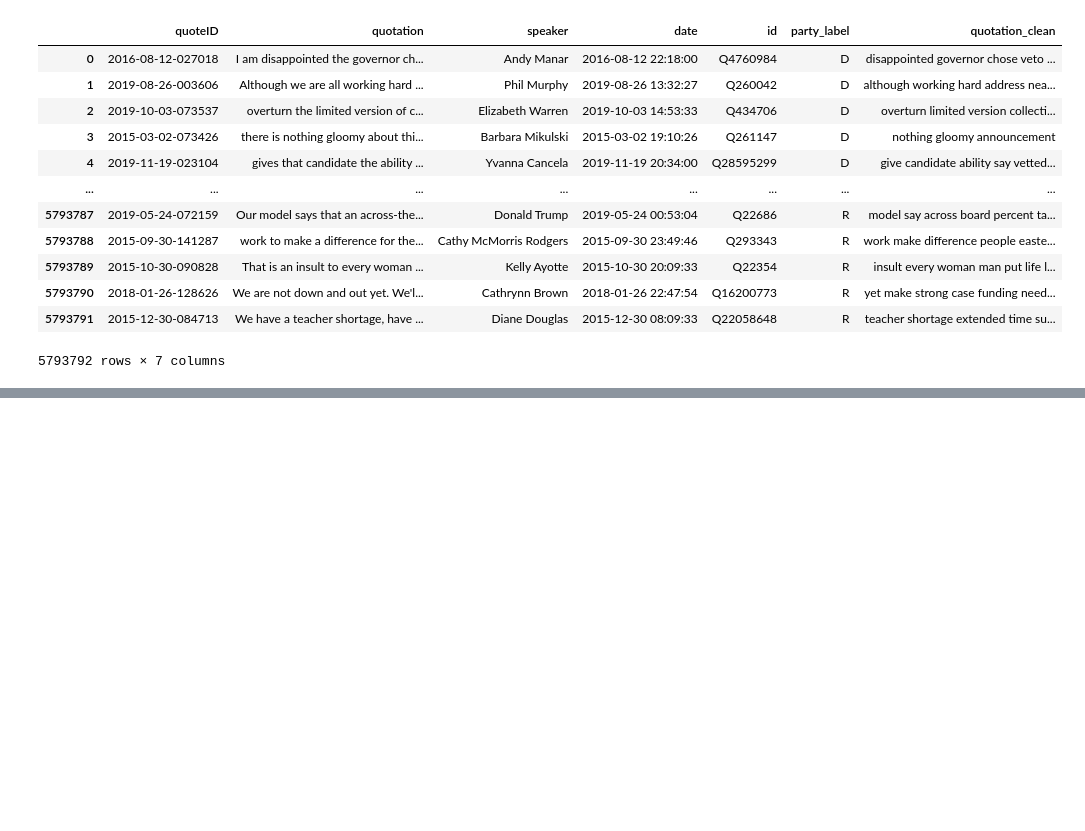
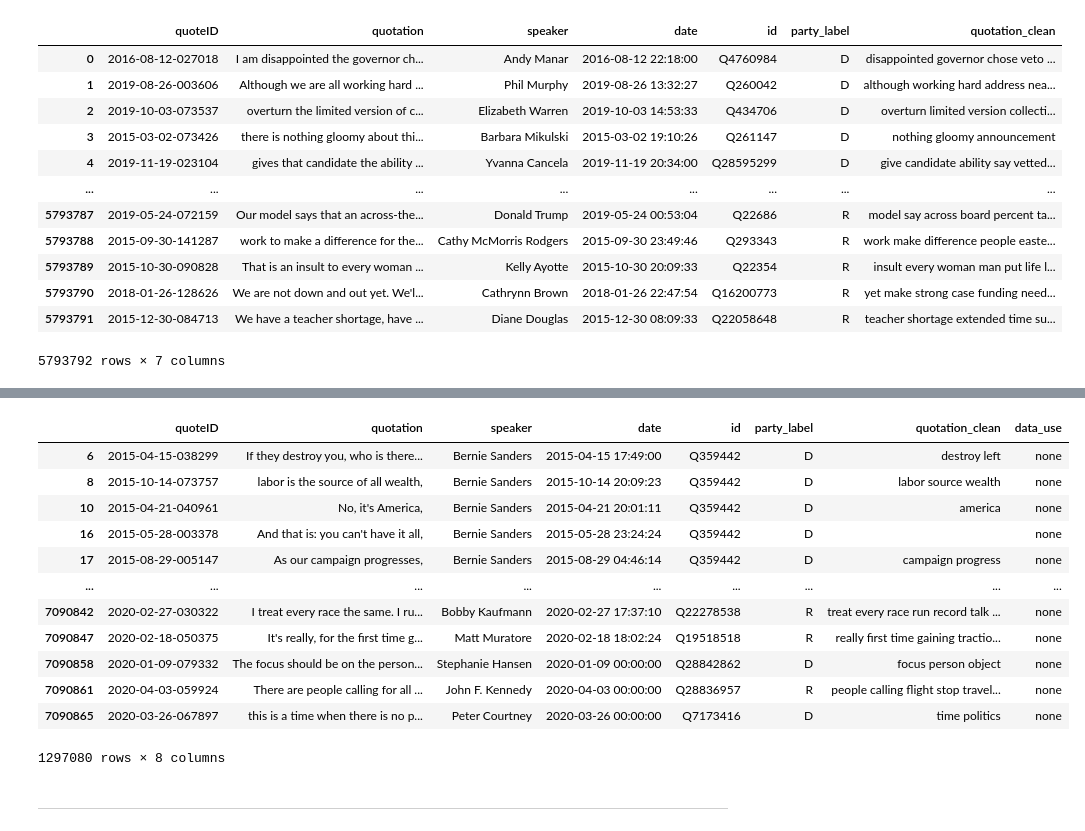
Before and after one commit to epfl-ada/ada-2021-project-mmng, a Jupyter notebook: part3_2-model_training.ipynb, the cells around one changed output, grey strips where cells are left out. Cells and saved outputs as stored; diff of their text form; code cells hidden in the pictures; blank space fills up the shorter version.

```diff
--- a/part3_2-model_training.ipynb
+++ b/part3_2-model_training.ipynb
@@ -267,0 +280,18 @@ df
+# %%
+df_temp.loc[df_temp[df_temp.data_use.isna()].index, 'data_use'] = 'none'
+# %%
+df_temp[df_temp.data_use == 'none']
+# %% [output]
+|  | quoteID | quotation | speaker | date | id | party_label | quotation_clean | data_use |
+| 6 | 2015-04-15-038299 | If they destroy you, who is there... | Bernie Sanders | 2015-04-15 17:49:00 | Q359442 | D | destroy left | none |
+| 8 | 2015-10-14-073757 | labor is the source of all wealth, | Bernie Sanders | 2015-10-14 20:09:23 | Q359442 | D | labor source wealth | none |
+| 10 | 2015-04-21-040961 | No, it's America, | Bernie Sanders | 2015-04-21 20:01:11 | Q359442 | D | america | none |
+| 16 | 2015-05-28-003378 | And that is: you can't have it all, | Bernie Sanders | 2015-05-28 23:24:24 | Q359442 | D |  | none |
+| 17 | 2015-08-29-005147 | As our campaign progresses, | Bernie Sanders | 2015-08-29 04:46:14 | Q359442 | D | campaign progress | none |
+| ... | ... | ... | ... | ... | ... | ... | ... | ... |
+| 7090842 | 2020-02-27-030322 | I treat every race the same. I ru... | Bobby Kaufmann | 2020-02-27 17:37:10 | Q22278538 | R | treat every race run record talk ... | none |
+| 7090847 | 2020-02-18-050375 | It's really, for the first time g... | Matt Muratore | 2020-02-18 18:02:24 | Q19518518 | R | really first time gaining tractio... | none |
+| 7090858 | 2020-01-09-079332 | The focus should be on the person... | Stephanie Hansen | 2020-01-09 00:00:00 | Q28842862 | D | focus person object | none |
+| 7090861 | 2020-04-03-059924 | There are people calling for all ... | John F. Kennedy | 2020-04-03 00:00:00 | Q28836957 | R | people calling flight stop travel... | none |
+| 7090865 | 2020-03-26-067897 | this is a time when there is no p... | Peter Courtney | 2020-03-26 00:00:00 | Q7173416 | D | time politics | none |
+1297080 rows × 8 columns
@@ -268 +300,3 @@ df
+# %% [markdown]
+---
 # %%
```
Also changed, not shown: parts of 30 cells of this notebook, 1 other file.
